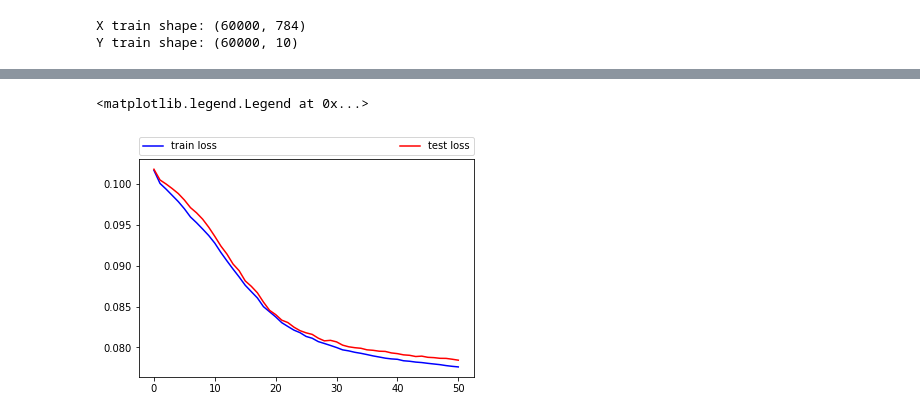
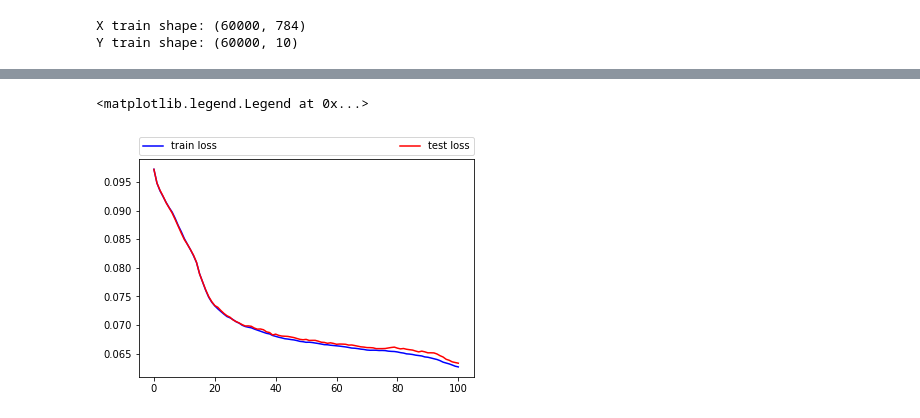
Before and after one commit to JakuJ/simple-neural-net, a Jupyter notebook: Simple Neural Net.ipynb, the cells around one changed output, grey strips where cells are left out. Saved outputs shown, nothing was run; the diff lists cells and outputs as text; code cells hidden in the pictures.

```diff
--- a/Simple Neural Net.ipynb
+++ b/Simple Neural Net.ipynb
@@ -200,7 +143,7 @@ The XOR function is well known for its non-linearity. Here you can see that a si
 X = np.array([[0,0,1],[0,1,1],[1,0,1],[1,1,1]])
 y = np.array([[0],[1],[1],[0]])
 
-NN = NeuralNetwork(np.shape(X)[1], [3, 1], learning_rate=0.1, verbose=False)
+NN = NeuralNetwork(np.shape(X)[1], [3,1], learning_rate=0.3, verbose=False)
 losses = []
 epochs = 10000
 for epoch in range(epochs+1):
@@ -298,9 +241,9 @@ NN = NeuralNetwork(trainX.shape[1], [4, 4, 1], learning_rate=0.03, verbose=False
 Evaluating next cell starts training, after it's complete, you will see a plot of loss function calculated on training and test datesets.
 Reevaluating this cell trains the network further.
 # %%
-NN.learning_rate = 0.03
+NN.learning_rate = 0.01
 train_losses, test_losses = [], []
-epochs = 5000
+epochs = 10000
 for epoch in range(epochs + 1):
     NN.batch_train(trainX, y, 10)
     #NN.train(X,y)
@@ -359,7 +302,7 @@ trainX = trainX.astype("float64")
 # %% [markdown]
 Let's train our model and see if it can learn to recognize each type of flower.
 # %%
-Flowey = NeuralNetwork(np.shape(trainX)[1], [10,10,10,3], learning_rate=0.03, verbose=False)
+Flowey = NeuralNetwork(np.shape(trainX)[1], [10,10,10,3], learning_rate=0.01, verbose=False)
 losses = []
 epochs = 5000
 for epoch in range(epochs + 1):
@@ -427,7 +371,7 @@ mnist_model = NeuralNetwork(784, [200,10], 0.003)
 # %%
 mnist_model.learning_rate = 0.001
 train_losses, test_losses = [], []
-epochs = 50
+epochs = 100
 for epoch in range(epochs + 1):
     mnist_model.batch_train(X_train_mnist, Y_train_mnist, 50)
     #NN.train(X,y)
@@ -457,3 +401,3 @@ Train loss: 0.0776261432197 Test loss: 0.0784496009132
 <matplotlib.legend.Legend at 0x...>
-[figure, old version]
+[figure, new version]
 # %%
```
Also changed, not shown: parts of 11 cells of this notebook.
